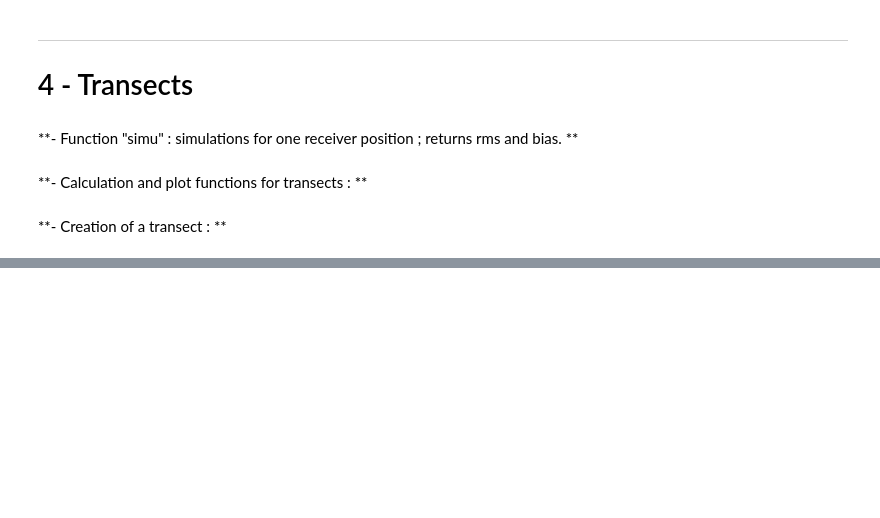
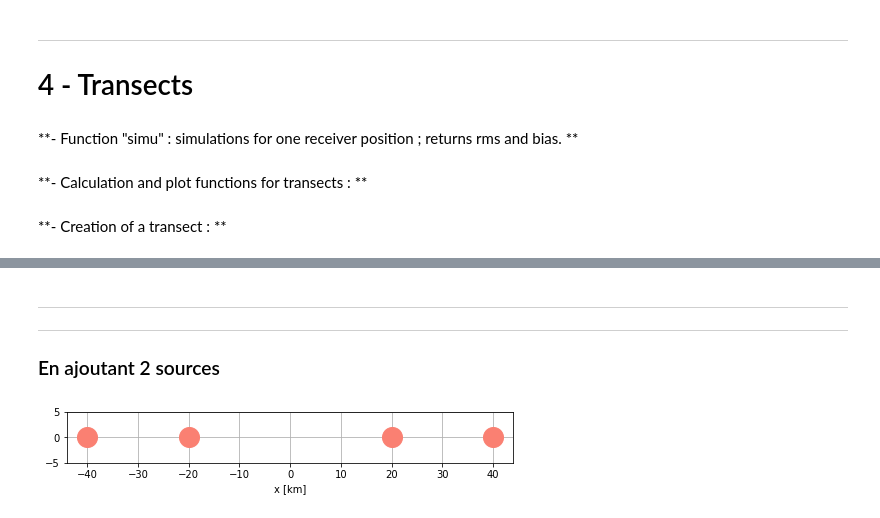
Before and after one commit to ponchama/Cognac_Acoustique, a Jupyter notebook: Geolocation/geolocation_1D.ipynb, the cells around one changed output, grey strips where cells are left out. Drawn from its saved outputs; the diff is of its cells as text; code cells hidden in the pictures; blank space fills up the shorter version.

```diff
--- a/Geolocation/geolocation_1D.ipynb
+++ b/Geolocation/geolocation_1D.ipynb
@@ -404,5 +357,0 @@ min (bias) = 0.0 m
-# %%
-for i, s in enumerate(sources):
-    print('Distance source %d - float = %.2f km' %(i, dist(s,r)/1.e3))
-    print('    - Horizontal offset for a sound celerity difference of %.1f m/s = %.2f m' %(pmap.e_c, dist(s,r)*pmap.e_c/pmap.c_b))
-    print('    - Corresponding propagation time uncertainty %.2e s \n' %(dist(s,r)*pmap.e_c/pmap.c_b**2))
@@ -408,0 +375,32 @@ for i, s in enumerate(sources):
+# %% [markdown]
+---
+---
+### En ajoutant 2 sources
+# %%
+### create an ensemble of sources
+dx=40. *1.e3 # in meters
+sources1=[]
+sources1.append(source( dx*.5, 0))
+sources1.append(source(-dx*.5, 0))
+sources1.append(source( dx, 0))
+sources1.append(source(-dx, 0))
+
+Ns = len(sources)
+
+### init a receiver
+#r=receiver(0. *1.e3, 0. *1.e3, e_x=10.e3)
+#r=receiver(-35. *1.e3, 0, e_x=10.e3, e_dt=0.)
+
+
+### plot
+plt.figure(figsize=(8,3))
+ax=plt.subplot(111)
+[s.plot() for s in sources1]
+#r.plot()
+plt.ylim([-5, 5])
+ax.grid()
+ax.set_aspect('equal')
+plt.xlabel('x [km]')
+plt.show()
+# %% [output]
+[figure, added]
```
Also changed, not shown: parts of 41 cells of this notebook, 1 other file.
